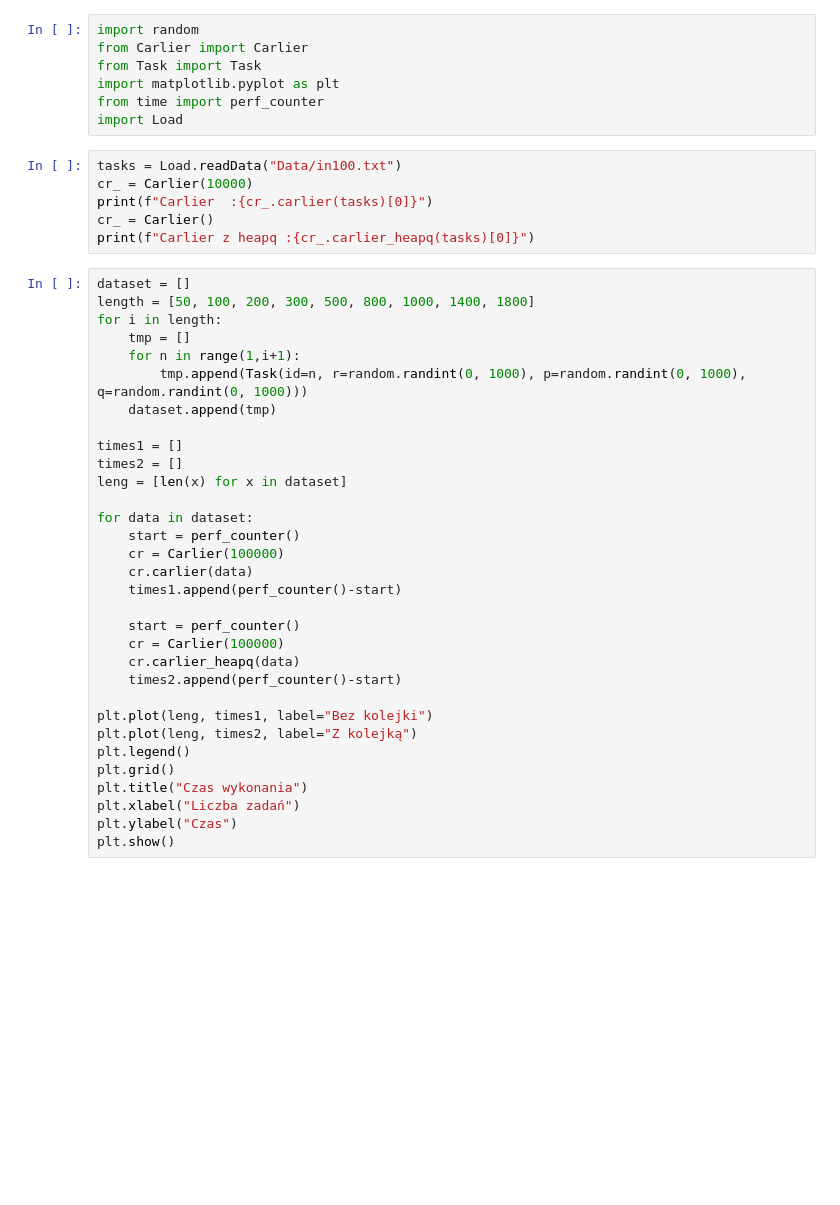
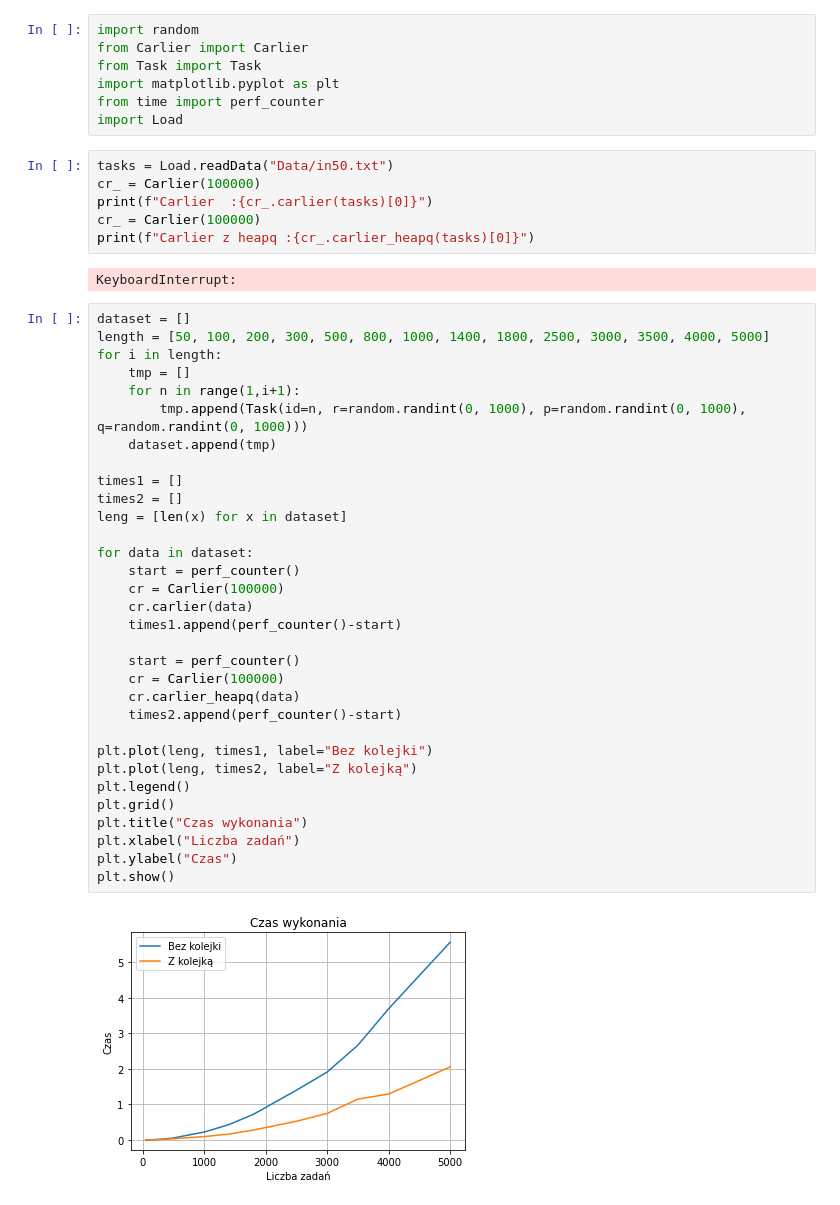
Before and after one commit to Seerfer/SPDlab, a Jupyter notebook: RPQ/Sprawozdanie2.ipynb, the cells around one changed output. Saved outputs shown, nothing was run; the diff lists cells and outputs as text; blank space fills up the shorter version.

```diff
--- a/RPQ/Sprawozdanie2.ipynb
+++ b/RPQ/Sprawozdanie2.ipynb
@@ -6,40 +6,44 @@ import matplotlib.pyplot as plt
 from time import perf_counter
 import Load
 # %%
-tasks = Load.readData("Data/in100.txt")
-cr_ = Carlier(10000)
+tasks = Load.readData("Data/in50.txt")
+cr_ = Carlier(100000)
 print(f"Carlier  :{cr_.carlier(tasks)[0]}")
-cr_ = Carlier()
+cr_ = Carlier(100000)
 print(f"Carlier z heapq :{cr_.carlier_heapq(tasks)[0]}")
+# %% [output]
+KeyboardInterrupt:
 # %%
 dataset = []
-length = [50, 100, 200, 300, 500, 800, 1000, 1400, 1800]
+length = [50, 100, 200, 300, 500, 800, 1000, 1400, 1800, 2500, 3000, 3500, 4000, 5000]
 for i in length:
     tmp = []
     for n in range(1,i+1):
         tmp.append(Task(id=n, r=random.randint(0, 1000), p=random.randint(0, 1000), q=random.randint(0, 1000)))
     dataset.append(tmp)
 
 times1 = []
 times2 = []
 leng = [len(x) for x in dataset]
 
 for data in dataset:
     start = perf_counter()
     cr = Carlier(100000)
     cr.carlier(data)
     times1.append(perf_counter()-start)
 
     start = perf_counter()
     cr = Carlier(100000)
     cr.carlier_heapq(data)
     times2.append(perf_counter()-start)
 
 plt.plot(leng, times1, label="Bez kolejki")
 plt.plot(leng, times2, label="Z kolejką")
 plt.legend()
 plt.grid()
 plt.title("Czas wykonania")
 plt.xlabel("Liczba zadań")
 plt.ylabel("Czas")
 plt.show()
+# %% [output]
+[figure, added]
```
